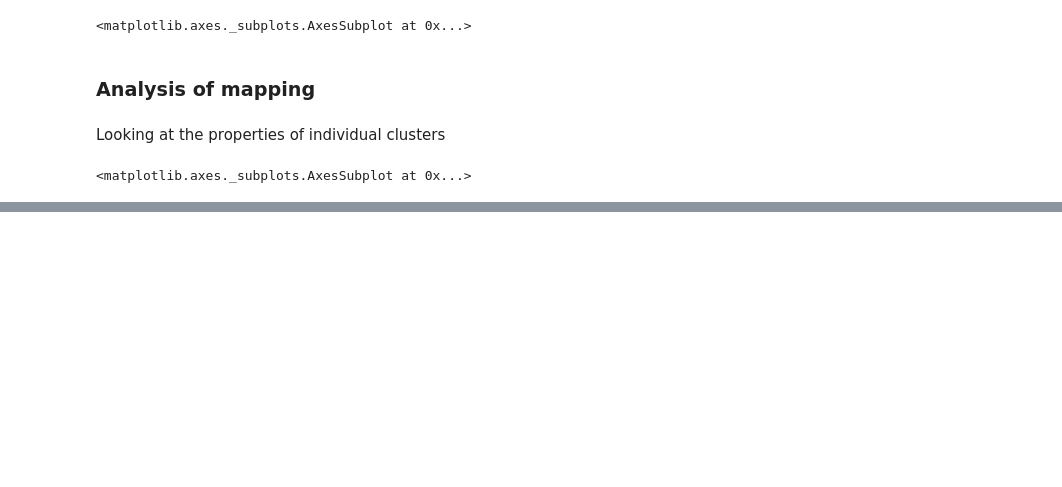
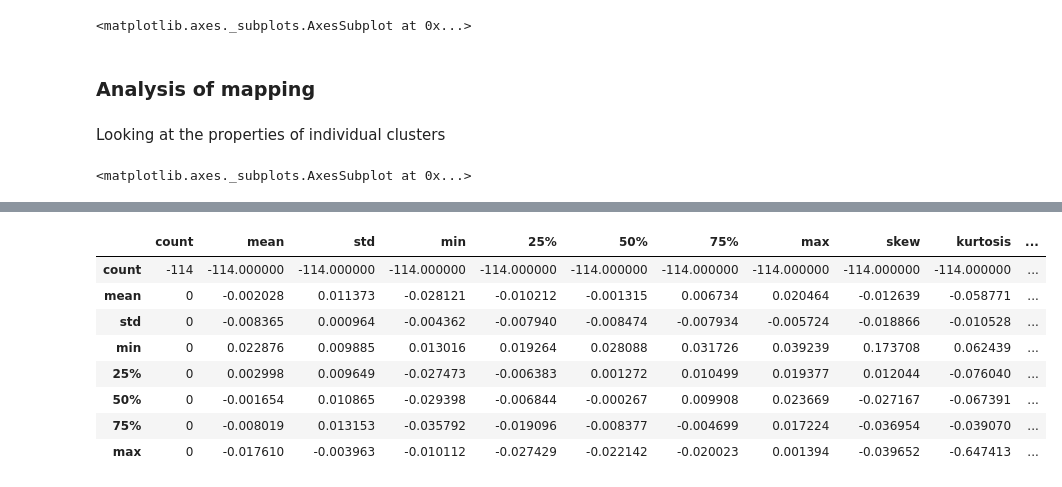
Before and after one commit to samueljackson92/major-project-data, a Jupyter notebook: 2015-04-01/intensity_analysis.ipynb, the cells around one changed output, grey strips where cells are left out. Cells and saved outputs as stored; diff of their text form; code cells hidden in the pictures; blank space fills up the shorter version.

```diff
--- a/2015-04-01/intensity_analysis.ipynb
+++ b/2015-04-01/intensity_analysis.ipynb
@@ -113,0 +164,18 @@ mia.plotting.plot_scatter_2d(mapping, [0,1], hologic_meta.drop_duplicates().BIRA
+# %%
+cluster_index = (mapping[0] > 1) & (mapping[1] < 2.5)
+cluster = intensity_features[cluster_index]
+
+rest = intensity_features[~cluster_index]
+mia.plotting.plot_scatter_2d(mapping[~cluster_index], [0,1], class_labels[rest.index])
+
+cluster.describe() - rest.describe()
+# %% [output]
+|  | count | mean | std | min | 25% | 50% | 75% | max | skew | kurtosis | ... |
+| count | -114 | -114.000000 | -114.000000 | -114.000000 | -114.000000 | -114.000000 | -114.000000 | -114.000000 | -114.000000 | -114.000000 | ... |
+| mean | 0 | -0.002028 | 0.011373 | -0.028121 | -0.010212 | -0.001315 | 0.006734 | 0.020464 | -0.012639 | -0.058771 | ... |
+| std | 0 | -0.008365 | 0.000964 | -0.004362 | -0.007940 | -0.008474 | -0.007934 | -0.005724 | -0.018866 | -0.010528 | ... |
+| min | 0 | 0.022876 | 0.009885 | 0.013016 | 0.019264 | 0.028088 | 0.031726 | 0.039239 | 0.173708 | 0.062439 | ... |
+| 25% | 0 | 0.002998 | 0.009649 | -0.027473 | -0.006383 | 0.001272 | 0.010499 | 0.019377 | 0.012044 | -0.076040 | ... |
+| 50% | 0 | -0.001654 | 0.010865 | -0.029398 | -0.006844 | -0.000267 | 0.009908 | 0.023669 | -0.027167 | -0.067391 | ... |
+| 75% | 0 | -0.008019 | 0.013153 | -0.035792 | -0.019096 | -0.008377 | -0.004699 | 0.017224 | -0.036954 | -0.039070 | ... |
+| max | 0 | -0.017610 | -0.003963 | -0.010112 | -0.027429 | -0.022142 | -0.020023 | 0.001394 | -0.039652 | -0.647413 | ... |
```
Also changed, not shown: parts of 14 cells of this notebook, 4 other files.
